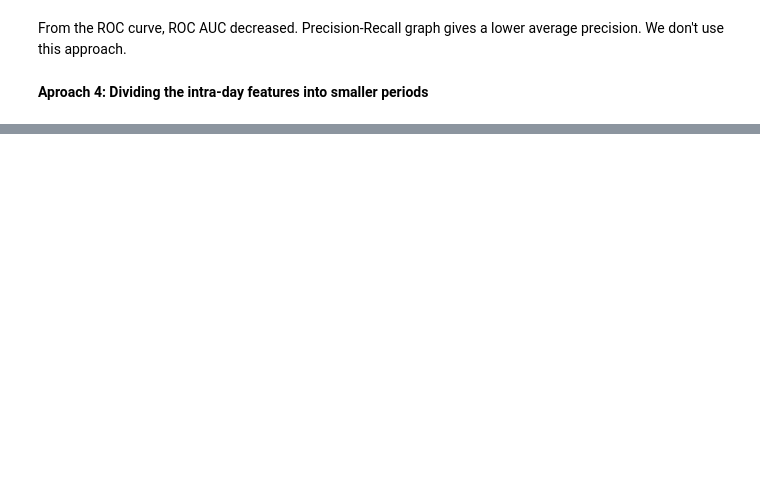
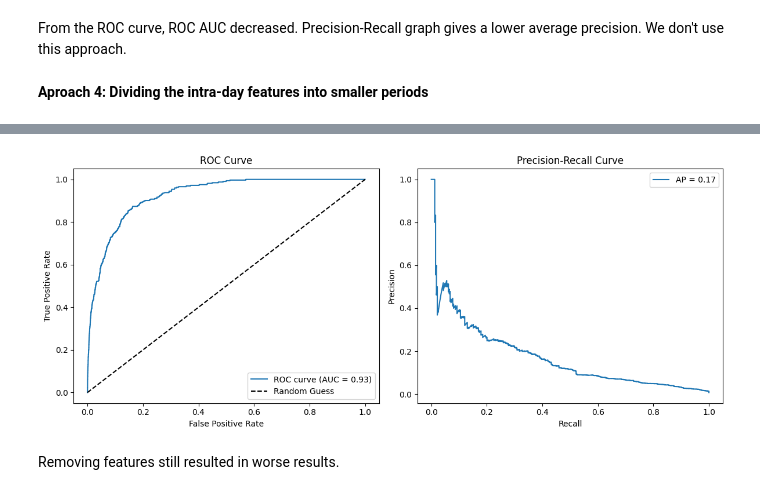
Before and after one commit to TempeHS/2025SE-Mike.N-HSC-MajorProject, a Jupyter notebook: notebooks/model_development.ipynb, the cells around one changed output, grey strips where cells are left out. Cells and saved outputs as stored; diff of their text form; code cells hidden in the pictures; blank space fills up the shorter version.

```diff
--- a/notebooks/model_development.ipynb
+++ b/notebooks/model_development.ipynb
@@ -482,0 +488,15 @@ By dividing the hours of a day into smaller subsections where there are high per
+# %%
+all_feature_names = list(site_feature_names) + list(new_feature_names)
+
+# Specify the features you want to remove
+features_to_remove = ["period1", "period2", "period3", "peak_alice_months",
+    "mon_tue", "wed_sat_sun", "year", "session_duration", "start_month", "start_week"]  # example
+
+# Get indices of features to keep
+features_to_keep = [i for i, name in enumerate(all_feature_names) if name not in features_to_remove]
+
+# Select only the columns to keep
+
+X_train_selected = X_train[:, features_to_keep]
+X_test_selected = X_test[:, features_to_keep]
+selected_feature_names = [all_feature_names[i] for i in features_to_keep]
@@ -482,0 +505,10 @@ By dividing the hours of a day into smaller subsections where there are high per
+# %%
+tscv = TimeSeriesSplit(n_splits=5)
+splits = list(tscv.split(X_train))
+train_idx, valid_idx = splits[-1]
+X_tr, X_val = X_train_selected[train_idx], X_train_selected[valid_idx]
+y_tr, y_val = y_train[train_idx], y_train[valid_idx]
+# %%
+final_clf = LogisticRegression()
+final_clf.fit(X_tr, y_tr)
+y_pred = final_clf.predict_proba(X_val)[:, 1]
@@ -482,0 +541,7 @@ By dividing the hours of a day into smaller subsections where there are high per
+# %%
+# Use the helper function to plot ROC and Precision-Recall curves
+make_roc_recall_precision_curves(y_val, y_pred)
+# %% [output]
+[figure, added]
+# %% [markdown]
+Removing features still resulted in worse results.
```
Also changed, not shown: parts of 12 cells of this notebook, 5 other files.
